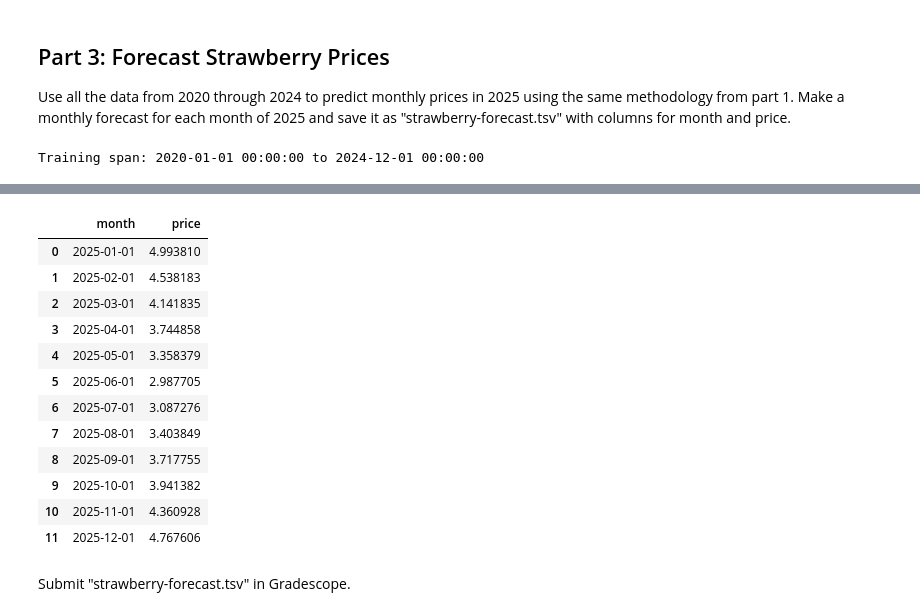
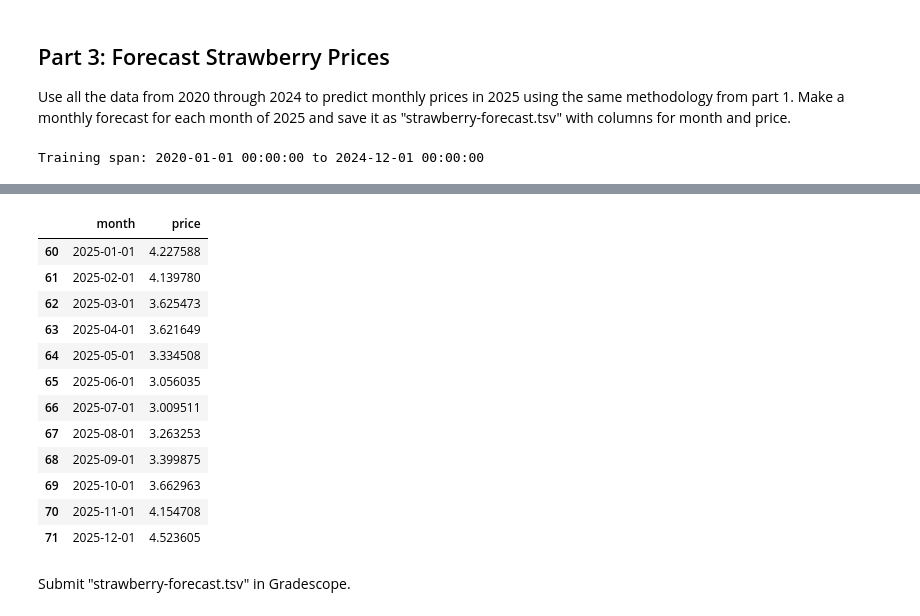
Before and after one commit to tbrantinghamBU/DX704, a Jupyter notebook: week2/project.ipynb, the cells around one changed output, grey strips where cells are left out. Cells and saved outputs as stored; diff of their text form; code cells hidden in the pictures.

```diff
--- a/week2/project.ipynb
+++ b/week2/project.ipynb
@@ -186,36 +334,50 @@ Submit "backtest-accuracy.tsv" in Gradescope.
 Use all the data from 2020 through 2024 to predict monthly prices in 2025 using the same methodology from part 1.
 Make a monthly forecast for each month of 2025 and save it as "strawberry-forecast.tsv" with columns for month and price.
 # %%
-# YOUR CHANGES HERE
+# -----------------------------
+# Prepare data for Prophet
+# -----------------------------
+df = df_raw.copy()
+df["month"] = pd.to_datetime(df["month"])
+df = df.sort_values("month")
 
-df = df_raw.copy()
+# Prophet requires columns: ds, y
+prophet_df = df.rename(columns={"month": "ds", "price": "y"})
 
-df = df.set_index("month")
-y = df["price"]
-y_train_full = y["2020":"2024"]
-print("Training span:", y_train_full.index.min(), "to", y_train_full.index.max())
+# Train on 2020–2024
+train_df = prophet_df[(prophet_df["ds"] >= "2020-01-01") &
+                      (prophet_df["ds"] <= "2024-12-01")]
 
+print("Training span:", train_df["ds"].min(), "to", train_df["ds"].max())
 
-lag = 12
-model = ar_model.AutoReg(y_train_full, lags=lag, old_names=False)
-res = model.fit()
+# -----------------------------
+# Fit Prophet model
+# -----------------------------
+model = Prophet(
+    yearly_seasonality=True,
+    weekly_seasonality=False,
+    daily_seasonality=False,
+    seasonality_mode="additive"
+)
+
+model.fit(train_df)
 
 # -----------------------------
 # Forecast 12 months of 2025
 # -----------------------------
-forecast_index = pd.date_range(start="2025-01-01", end="2025-12-01", freq="MS")
+future = model.make_future_dataframe(periods=12, freq="MS")
+forecast = model.predict(future)
 
-y_forecast_2025 = res.predict(
-    start=forecast_index[0],
-    end=forecast_index[-1]
-)
+# Extract only 2025 predictions
+forecast_2025 = forecast[(forecast["ds"] >= "2025-01-01") &
+                         (forecast["ds"] <= "2025-12-01")][["ds", "yhat"]]
 
 # -----------------------------
 # Save forecast to TSV
 # -----------------------------
 forecast_df = pd.DataFrame({
-    "month": forecast_index,
-    "price": y_forecast_2025.values
+    "month": forecast_2025["ds"],
+    "price": forecast_2025["yhat"]
 })
 
 forecast_df.to_csv("strawberry-forecast.tsv", sep="\t", index=False)
@@ -226,16 +390,16 @@ Training span: 2020-01-01 00:00:00 to 2024-12-01 00:00:00
 |  | month | price |
-| 0 | 2025-01-01 | 4.993810 |
-| 1 | 2025-02-01 | 4.538183 |
-| 2 | 2025-03-01 | 4.141835 |
-| 3 | 2025-04-01 | 3.744858 |
-| 4 | 2025-05-01 | 3.358379 |
-| 5 | 2025-06-01 | 2.987705 |
-| 6 | 2025-07-01 | 3.087276 |
-| 7 | 2025-08-01 | 3.403849 |
-| 8 | 2025-09-01 | 3.717755 |
-| 9 | 2025-10-01 | 3.941382 |
-| 10 | 2025-11-01 | 4.360928 |
-| 11 | 2025-12-01 | 4.767606 |
+| 60 | 2025-01-01 | 4.227588 |
+| 61 | 2025-02-01 | 4.139780 |
+| 62 | 2025-03-01 | 3.625473 |
+| 63 | 2025-04-01 | 3.621649 |
+| 64 | 2025-05-01 | 3.334508 |
+| 65 | 2025-06-01 | 3.056035 |
+| 66 | 2025-07-01 | 3.009511 |
+| 67 | 2025-08-01 | 3.263253 |
+| 68 | 2025-09-01 | 3.399875 |
+| 69 | 2025-10-01 | 3.662963 |
+| 70 | 2025-11-01 | 4.154708 |
+| 71 | 2025-12-01 | 4.523605 |
 # %% [markdown]
 Submit "strawberry-forecast.tsv" in Gradescope.
 # %%
```
Also changed, not shown: parts of 13 cells of this notebook, 5 other files.
